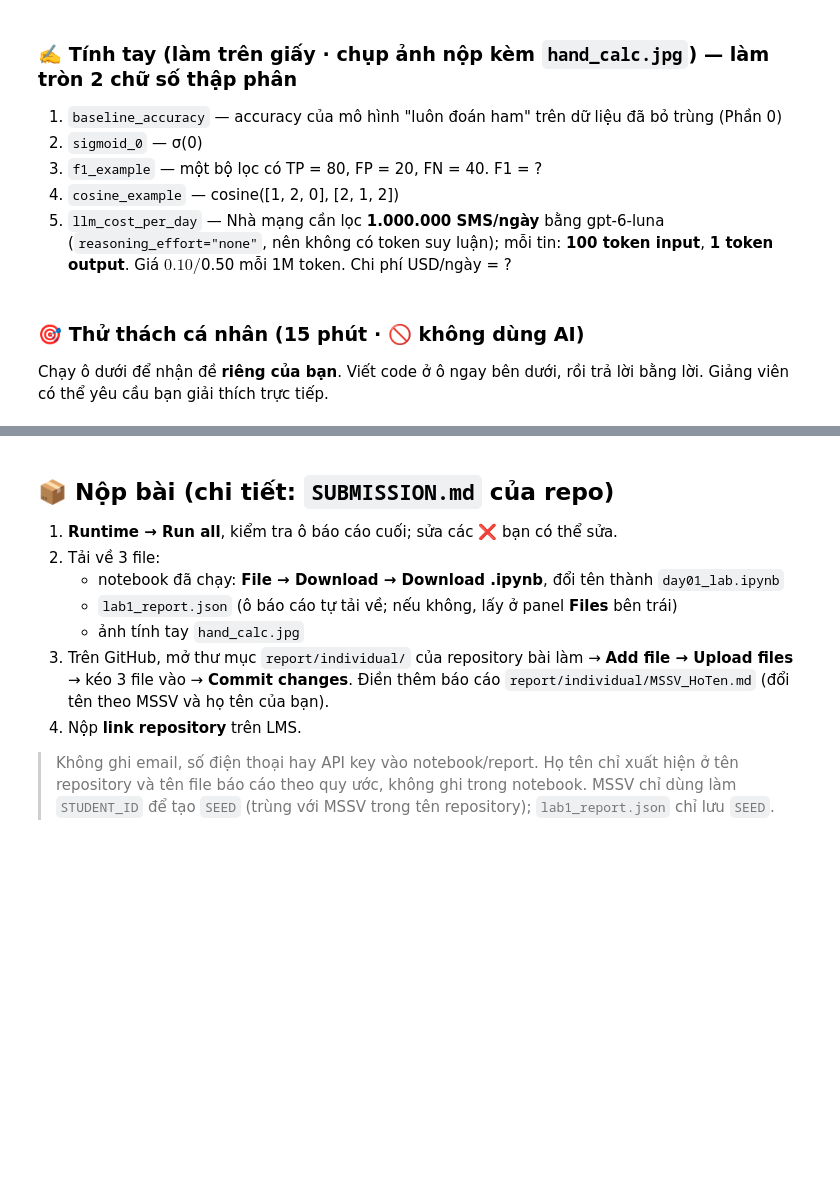
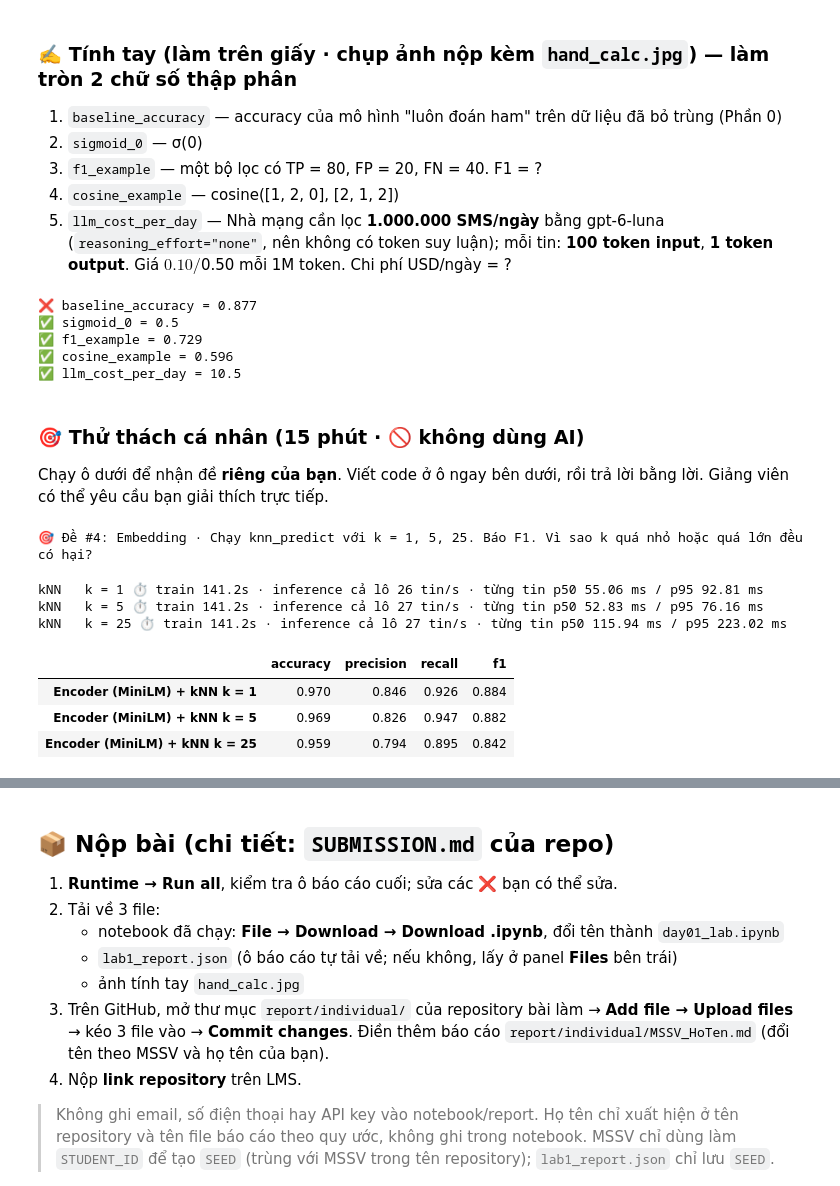
Before and after one commit to danhhieu204ns/K5-L3B-Day01-MaiDanhHieu-2A202603948-LLMFoundation, a Jupyter notebook: src/day01_spam_ml_dl_embedding_llm.ipynb, the cells around one changed output, grey strips where cells are left out. Drawn from its saved outputs; the diff is of its cells as text; code cells hidden in the pictures; blank space fills up the shorter version.

```diff
--- a/src/day01_spam_ml_dl_embedding_llm.ipynb
+++ b/src/day01_spam_ml_dl_embedding_llm.ipynb
@@ -1419,11 +1580,11 @@ if MY_CASES:
 5. `llm_cost_per_day` — Nhà mạng cần lọc **1.000.000 SMS/ngày** bằng gpt-6-luna (`reasoning_effort="none"`, nên không có token suy luận); mỗi tin: **100 token input**, **1 token output**. Giá $0.10 / $0.50 mỗi 1M token. Chi phí USD/ngày = ?
 # %%
 HAND_CALC = {
-    "baseline_accuracy": None,
-    "sigmoid_0": None,
-    "f1_example": None,
-    "cosine_example": None,
-    "llm_cost_per_day": None,
+    "baseline_accuracy": 0.877,
+    "sigmoid_0": 0.5,
+    "f1_example": 0.729,
+    "cosine_example": 0.596,
+    "llm_cost_per_day": 10.5,
 }
 # %%
 # Hash chỉ là "gờ giảm tốc": đáp án 2 chữ số thập phân dò ngược được trong vài giây. Điểm tính tay được chấm
@@ -1434,6 +1595,12 @@ for k, hv in _H.items():
     ok = v is not None and hashlib.sha256(f"{float(v):.2f}".encode()).hexdigest()[:12] == hv
     _LOG["checks"][f"tính tay: {k}"] = ok
     print(("✅" if ok else "❌"), k, "=", v)
+# %% [output]
+❌ baseline_accuracy = 0.877
+✅ sigmoid_0 = 0.5
+✅ f1_example = 0.729
+✅ cosine_example = 0.596
+✅ llm_cost_per_day = 10.5
 # %% [markdown]
 ### 🎯 Thử thách cá nhân (15 phút · 🚫 không dùng AI)
 Chạy ô dưới để nhận đề **riêng của bạn**. Viết code ở ô ngay bên dưới, rồi trả lời bằng lời. Giảng viên có thể yêu cầu bạn giải thích trực tiếp.
@@ -1449,7 +1616,26 @@ CHALLENGES = [
 MY_CHALLENGE = SEED % len(CHALLENGES)
 _LOG["challenge"] = MY_CHALLENGE
 print(f"🎯 Đề #{MY_CHALLENGE + 1}:", CHALLENGES[MY_CHALLENGE])
+# %% [output]
+🎯 Đề #4: Embedding · Chạy knn_predict với k = 1, 5, 25. Báo F1. Vì sao k quá nhỏ hoặc quá lớn đều có hại?
 # %%
 # ✏️ Code thử thách của bạn ở đây
+embed = lambda texts: emb_model.encode(list(texts), batch_size=128)
+RESULTS2 = {}
+for k in [1, 5, 25]:
+  pred_knn, bench_knn = benchmark(lambda texts: knn_predict(E_tr, y_tr, embed(texts), k=k), texts_te, texts_te[SUB])
+  m_knn = metrics(y_te, pred_knn)
+
+  print(f"kNN   k = {k}", fmt_bench(enc_tr_time, bench_knn))
+  RESULTS2[f"Encoder (MiniLM) + kNN k = {k}"] = {**m_knn, "f1_SUB": metrics(y_te[SUB], pred_knn[SUB])["f1"], "train_s": enc_tr_time, **bench_knn, "usd_per_1k": 0.0}
+pd.DataFrame(RESULTS2).T[["accuracy", "precision", "recall", "f1"]].round(3)
+# %% [output]
+kNN   k = 1 ⏱ train 141.2s · inference cả lô 26 tin/s · từng tin p50 55.06 ms / p95 92.81 ms
+kNN   k = 5 ⏱ train 141.2s · inference cả lô 27 tin/s · từng tin p50 52.83 ms / p95 76.16 ms
+kNN   k = 25 ⏱ train 141.2s · inference cả lô 27 tin/s · từng tin p50 115.94 ms / p95 223.02 ms
+|  | accuracy | precision | recall | f1 |
+| Encoder (MiniLM) + kNN k = 1 | 0.970 | 0.846 | 0.926 | 0.884 |
+| Encoder (MiniLM) + kNN k = 5 | 0.969 | 0.826 | 0.947 | 0.882 |
+| Encoder (MiniLM) + kNN k = 25 | 0.959 | 0.794 | 0.895 | 0.842 |
 # %% [markdown]
 **Kết quả & giải thích thử thách:**
```
Also changed, not shown: parts of 9 cells of this notebook.
